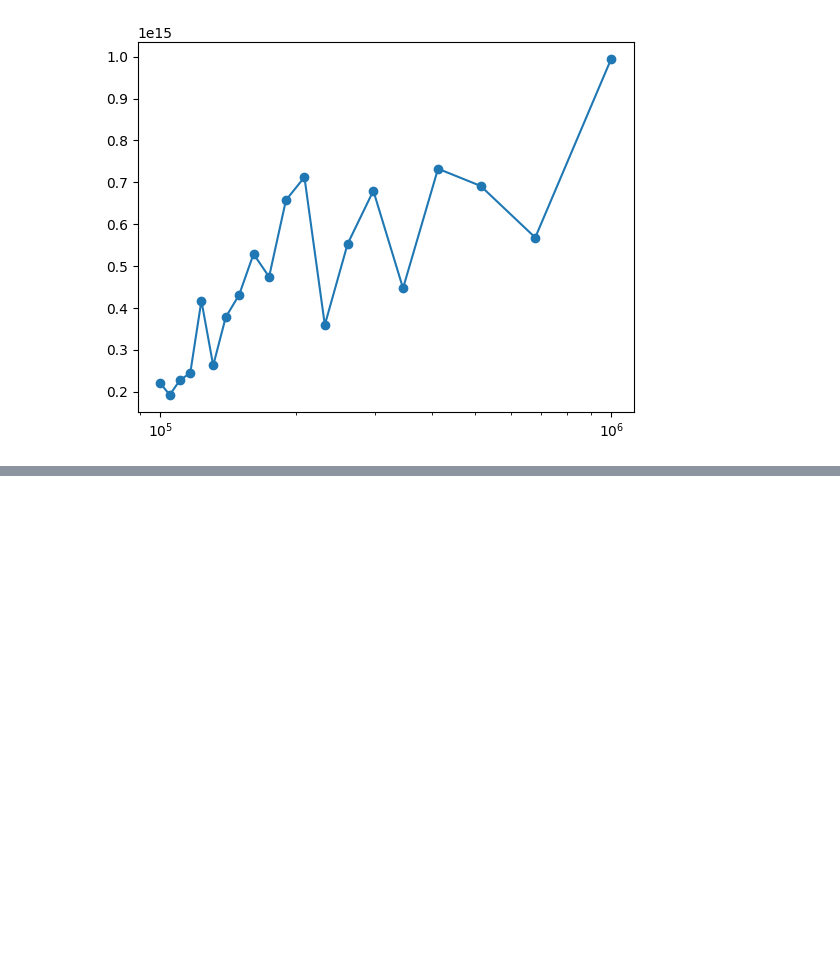
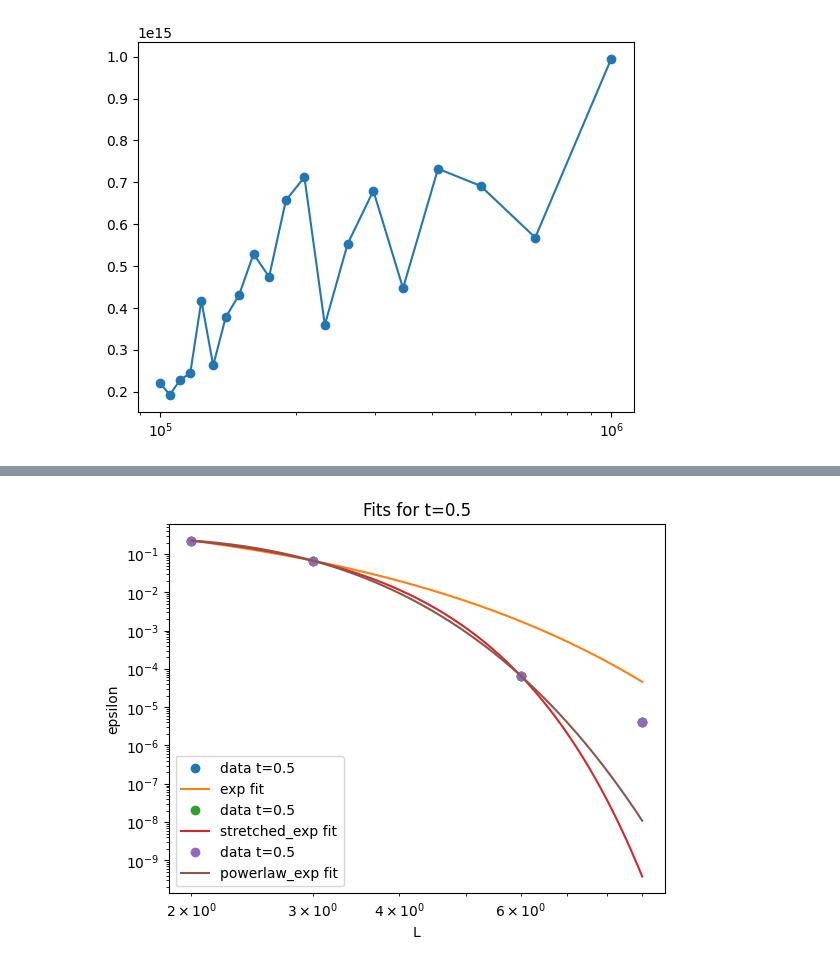
Before and after one commit to erenaykrcn/ccU, a Jupyter notebook: examples/optimal_bounds/Optimal Bounds.ipynb, the cells around one changed output, grey strips where cells are left out. Drawn from its saved outputs; the diff is of its cells as text; code cells hidden in the pictures; blank space fills up the shorter version.

```diff
--- a/examples/optimal_bounds/Optimal Bounds.ipynb
+++ b/examples/optimal_bounds/Optimal Bounds.ipynb
@@ -375,3 +375,96 @@ plt.xscale('log')
 #plt.yscale('log')
 # %% [output]
 [figure]
+# %%
+import numpy as np
+import matplotlib.pyplot as plt
+from scipy.optimize import curve_fit
+
+# ---------------------------
+# Define candidate models
+# ---------------------------
+
+def exp_model(L, A, xi):
+    # epsilon ~ A * exp(-L/xi)
+    return A * np.exp(-L/xi)
+
+def stretched_exp_model(L, A, xi, alpha):
+    # epsilon ~ A * exp(-(L/xi)^alpha)
+    return A * np.exp(-(L/xi)**alpha)
+
+def powerlaw_exp_model(L, A, xi, beta):
+    # epsilon ~ A * L^{-beta} * exp(-L/xi)
+    return A * (L**(-beta)) * np.exp(-L/xi)
+
+# ---------------------------
+# Goodness-of-fit metric
+# ---------------------------
+
+def reduced_chisq(ydata, yfit, popt, yerr=None):
+    if yerr is None:
+        yerr = np.ones_like(ydata)
+    residuals = (ydata - yfit)/yerr
+    dof = len(ydata) - len(popt)
+    return np.sum(residuals**2)/dof
+
+# ---------------------------
+# Data
+# ---------------------------
+
+datasets = {
+    0.5: {
+        'L': np.array([2,3,6,9]),
+        'eps': np.array([0.22525067, 0.067105242322, 6.646956431246719e-05, 4.038344480995285e-06])
+    },
+    0.75: {
+        'L': np.array([2,3,6,9]),
+        'eps': np.array([0.38583497832172, 0.1407491446732, 0.0021595830193, 4.1350631961880815e-06])
+    },
+    0.9: {
+        'L': np.array([2,3,6,9,12]),
+        'eps': np.array([0.52563943965, 0.1751397248, 0.0106306265603298, 1.259484584859021e-05, 1.563920824400639e-06])
+    },
+    2: {
+        'L': np.array([2,3,6,9,12,24]),
+        'eps': np.array([1.14361008539851, 0.869520708510, 0.1891014117068, 0.03145520900, 0.00022703, 3.5588589655471698e-06])
+    },
+    4: {
+        'L': np.array([2,3,6,9,24]),
+        'eps': np.array([1.038903, 1.01199, 0.4698972629, 0.16188819053768, 5.2642863475543846e-09])
+    }
+}
+
+# ---------------------------
+# Fit loop
+# ---------------------------
+
+models = {
+    "exp": (exp_model, [1.0, 1.0]),
+    "stretched_exp": (stretched_exp_model, [1.0, 1.0, 2.0]),
+    "powerlaw_exp": (powerlaw_exp_model, [1.0, 1.0, 1.0])
+}
+
+for t, data in datasets.items():
+    L, eps = data['L'], data['eps']
+    print(f"\n===== t = {t} =====")
+
+    for name, (model, p0) in models.items():
+        try:
+            popt, pcov = curve_fit(model, L, eps, p0=p0, maxfev=10000)
+            eps_fit = model(L, *popt)
+            chi2 = reduced_chisq(eps, eps_fit, popt)
+            print(f"{name:15s} params = {popt},  reduced chi^2 = {chi2:.3e}")
+
+            # optional: plot fits
+            Lfine = np.linspace(min(L), max(L), 200)
+            plt.loglog(L, eps, 'o', label=f'data t={t}')
+            plt.loglog(Lfine, model(Lfine, *popt), '-', label=f'{name} fit')
+        except Exception as e:
+            print(f"{name:15s} fit failed: {e}")
+
+    plt.xlabel("L")
+    plt.ylabel("epsilon")
+    plt.legend()
+    plt.title(f"Fits for t={t}")
+    plt.show()
+# %% [output]
@@ -377,0 +475 @@ plt.xscale('log')
+[figure, added]
```
Also changed, not shown: parts of 2 cells of this notebook, 6 other files.
